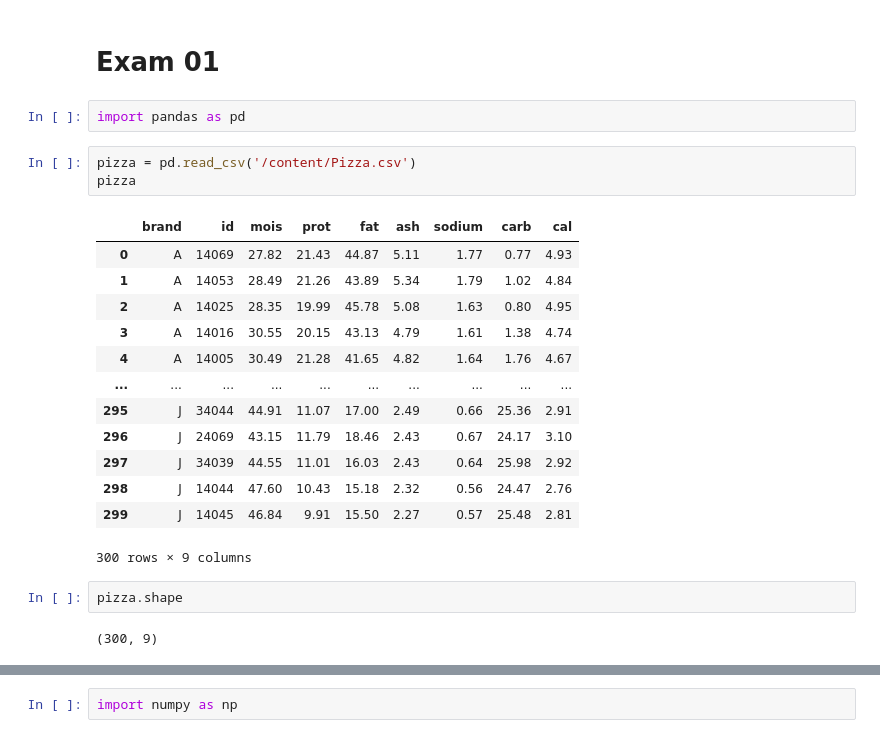
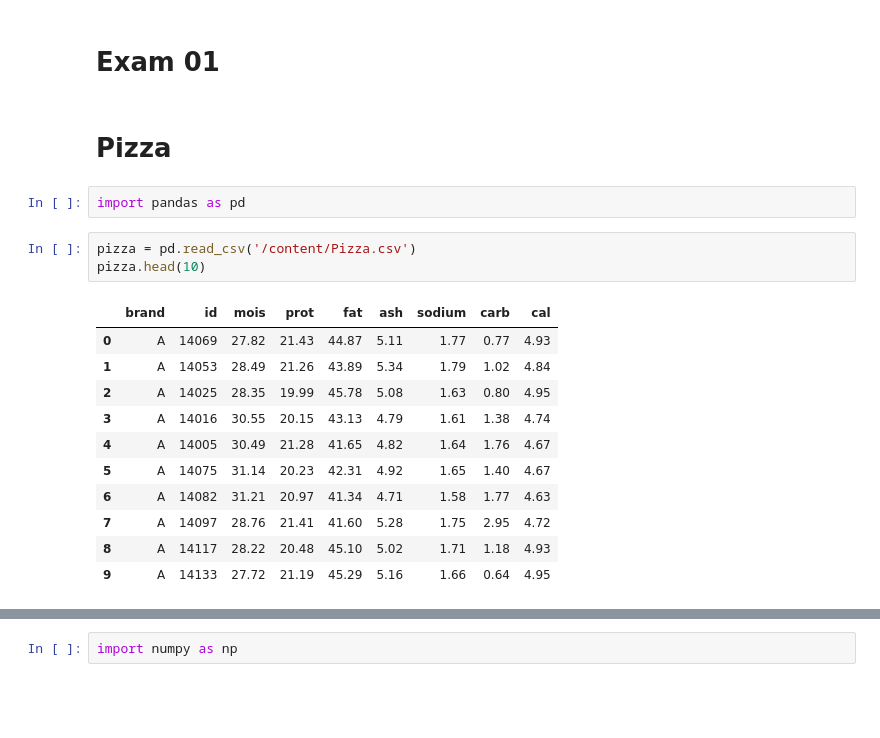
Before and after one commit to mintra-tippayaratsontorn/Multivariate, a Jupyter notebook: Exam01.ipynb, the cells around one changed output, grey strips where cells are left out. Saved outputs shown, nothing was run; the diff lists cells and outputs as text; blank space fills up the shorter version.

Commit message:
pizza เสร็จแล้ว

```diff
--- a/Exam01.ipynb
+++ b/Exam01.ipynb
@@ -2,26 +2,22 @@
 <a href="https://colab.research.google.com/github/mintra-tippayaratsontorn/Multivariate/blob/main/Exam01.ipynb" target="_parent"><img src="https://colab.research.google.com/assets/colab-badge.svg" alt="Open In Colab"/></a>
 # %% [markdown]
 # Exam 01
+# %% [markdown]
+# Pizza
 # %%
 import pandas as pd
 # %%
 pizza = pd.read_csv('/content/Pizza.csv')
-pizza
+pizza.head(10)
 # %% [output]
 |  | brand | id | mois | prot | fat | ash | sodium | carb | cal |
 | 0 | A | 14069 | 27.82 | 21.43 | 44.87 | 5.11 | 1.77 | 0.77 | 4.93 |
 | 1 | A | 14053 | 28.49 | 21.26 | 43.89 | 5.34 | 1.79 | 1.02 | 4.84 |
 | 2 | A | 14025 | 28.35 | 19.99 | 45.78 | 5.08 | 1.63 | 0.80 | 4.95 |
 | 3 | A | 14016 | 30.55 | 20.15 | 43.13 | 4.79 | 1.61 | 1.38 | 4.74 |
 | 4 | A | 14005 | 30.49 | 21.28 | 41.65 | 4.82 | 1.64 | 1.76 | 4.67 |
-| ... | ... | ... | ... | ... | ... | ... | ... | ... | ... |
-| 295 | J | 34044 | 44.91 | 11.07 | 17.00 | 2.49 | 0.66 | 25.36 | 2.91 |
-| 296 | J | 24069 | 43.15 | 11.79 | 18.46 | 2.43 | 0.67 | 24.17 | 3.10 |
-| 297 | J | 34039 | 44.55 | 11.01 | 16.03 | 2.43 | 0.64 | 25.98 | 2.92 |
-| 298 | J | 14044 | 47.60 | 10.43 | 15.18 | 2.32 | 0.56 | 24.47 | 2.76 |
-| 299 | J | 14045 | 46.84 | 9.91 | 15.50 | 2.27 | 0.57 | 25.48 | 2.81 |
+| 5 | A | 14075 | 31.14 | 20.23 | 42.31 | 4.92 | 1.65 | 1.40 | 4.67 |
+| 6 | A | 14082 | 31.21 | 20.97 | 41.34 | 4.71 | 1.58 | 1.77 | 4.63 |
+| 7 | A | 14097 | 28.76 | 21.41 | 41.60 | 5.28 | 1.75 | 2.95 | 4.72 |
+| 8 | A | 14117 | 28.22 | 20.48 | 45.10 | 5.02 | 1.71 | 1.18 | 4.93 |
+| 9 | A | 14133 | 27.72 | 21.19 | 45.29 | 5.16 | 1.66 | 0.64 | 4.95 |
-300 rows × 9 columns
-# %%
-pizza.shape
-# %% [output]
-(300, 9)
```
Also changed, not shown: parts of 49 cells of this notebook.
